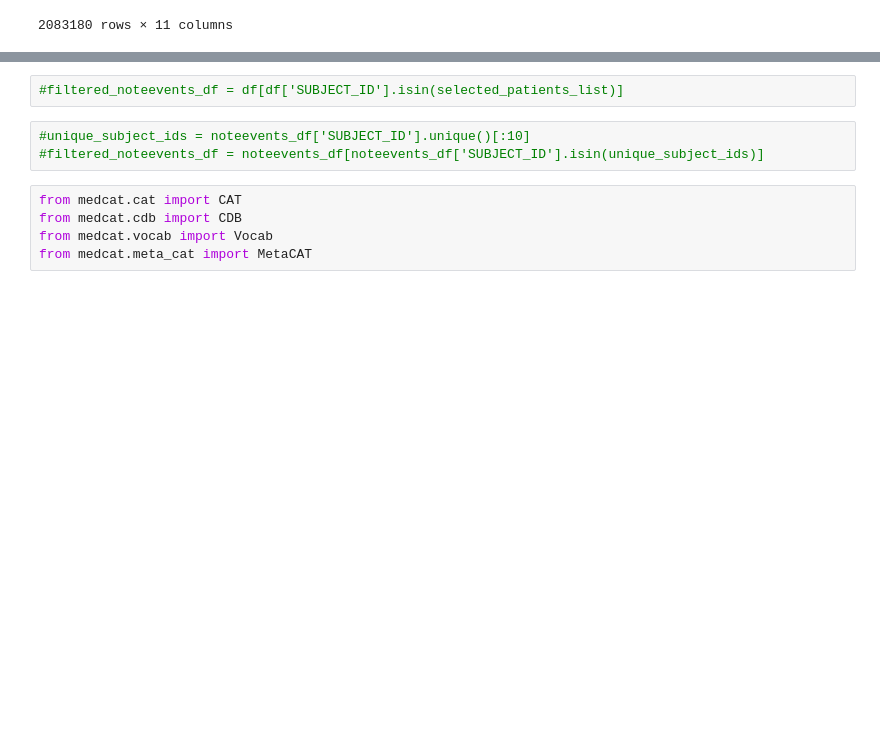
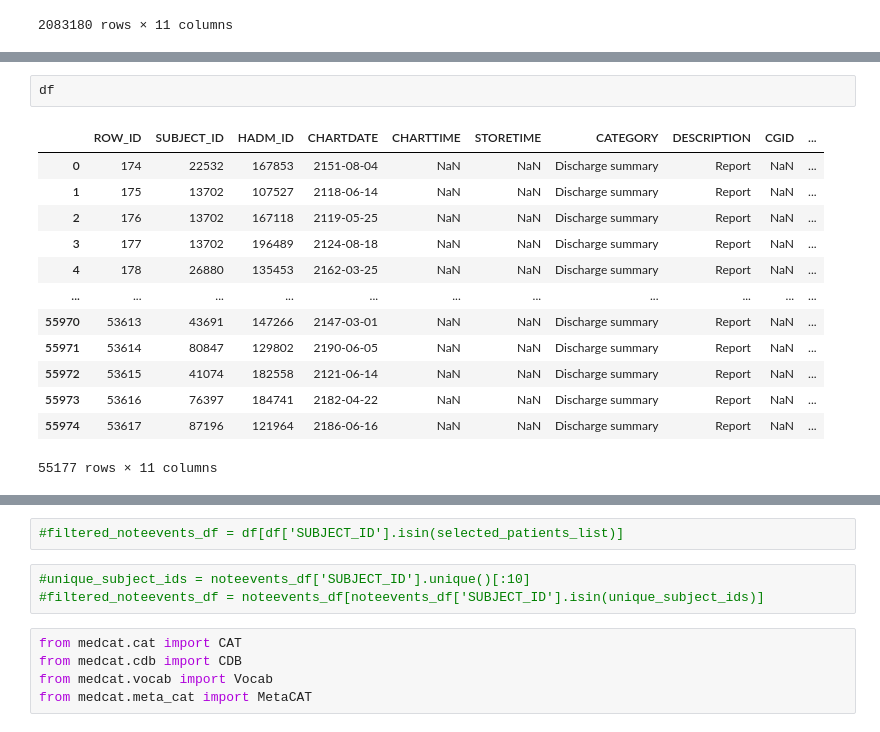
Before and after one commit to giuseppericcio/MediCARE, a Jupyter notebook: data_preprocessing.ipynb, the cells around one changed output, grey strips where cells are left out. Drawn from its saved outputs; the diff is of its cells as text; blank space fills up the shorter version.

```diff
--- a/data_preprocessing.ipynb
+++ b/data_preprocessing.ipynb
@@ -162,0 +207,16 @@ df
+# %%
+df
+# %% [output]
+|  | ROW_ID | SUBJECT_ID | HADM_ID | CHARTDATE | CHARTTIME | STORETIME | CATEGORY | DESCRIPTION | CGID | ... |
+| 0 | 174 | 22532 | 167853 | 2151-08-04 | NaN | NaN | Discharge summary | Report | NaN | ... |
+| 1 | 175 | 13702 | 107527 | 2118-06-14 | NaN | NaN | Discharge summary | Report | NaN | ... |
+| 2 | 176 | 13702 | 167118 | 2119-05-25 | NaN | NaN | Discharge summary | Report | NaN | ... |
+| 3 | 177 | 13702 | 196489 | 2124-08-18 | NaN | NaN | Discharge summary | Report | NaN | ... |
+| 4 | 178 | 26880 | 135453 | 2162-03-25 | NaN | NaN | Discharge summary | Report | NaN | ... |
+| ... | ... | ... | ... | ... | ... | ... | ... | ... | ... | ... |
+| 55970 | 53613 | 43691 | 147266 | 2147-03-01 | NaN | NaN | Discharge summary | Report | NaN | ... |
+| 55971 | 53614 | 80847 | 129802 | 2190-06-05 | NaN | NaN | Discharge summary | Report | NaN | ... |
+| 55972 | 53615 | 41074 | 182558 | 2121-06-14 | NaN | NaN | Discharge summary | Report | NaN | ... |
+| 55973 | 53616 | 76397 | 184741 | 2182-04-22 | NaN | NaN | Discharge summary | Report | NaN | ... |
+| 55974 | 53617 | 87196 | 121964 | 2186-06-16 | NaN | NaN | Discharge summary | Report | NaN | ... |
+55177 rows × 11 columns
```
Also changed, not shown: parts of 21 cells of this notebook.
